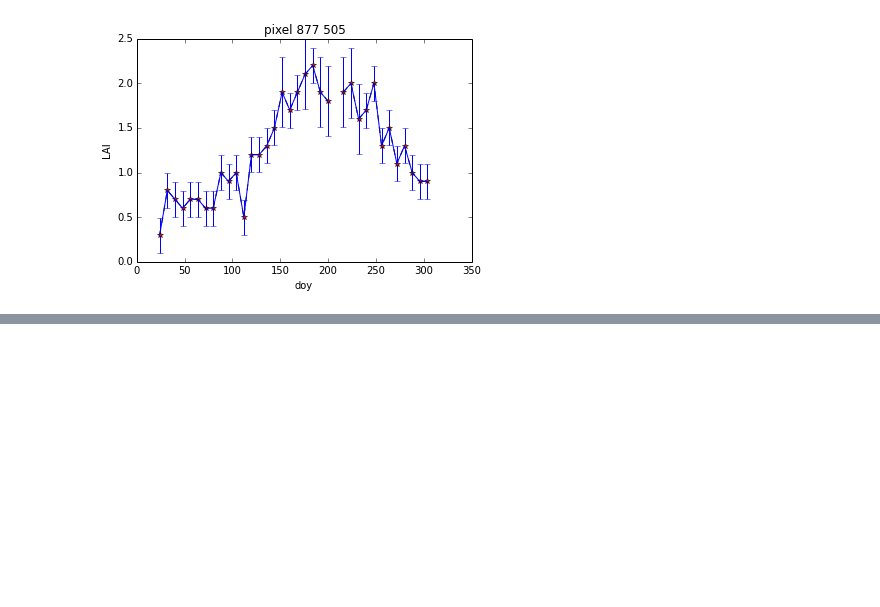
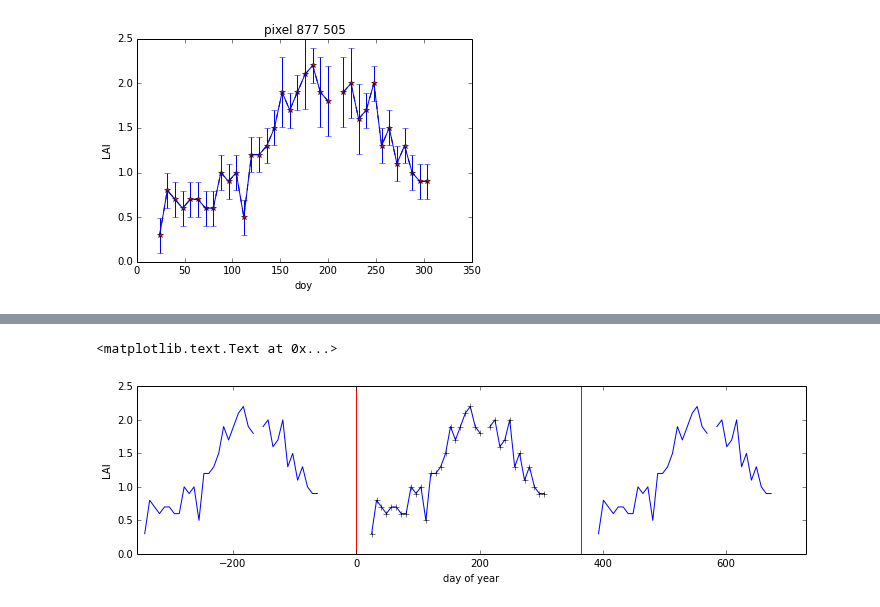
Before and after one commit to profLewis/geogg122, a Jupyter notebook: Chapter5_Interpolation/Interpolation.ipynb, the cells around one changed output, grey strips where cells are left out. Cells and saved outputs as stored; diff of their text form; code cells hidden in the pictures; blank space fills up the shorter version.

```diff
--- a/Chapter5_Interpolation/Interpolation.ipynb
+++ b/Chapter5_Interpolation/Interpolation.ipynb
@@ -611,0 +626,27 @@ This is perhaps a bit more realistic ...
+# %%
+from scipy import interpolate
+
+pixel = data[:,r,c]
+
+# original x,y
+y_ = pixel
+x_ = (np.arange(len(y_))*8.+1)[~pixel.mask]
+y_ = y_[~pixel.mask]
+
+# extend: using np.tile()
+y_extend = np.tile(data[:,r,c],3)
+x_extend = np.arange(len(y_extend))*8 - 46*8+1.
+
+f = interpolate.interp1d(x_extend,y_extend,kind='linear')
+# %%
+plt.figure(figsize=(12,3))
+plt.plot(x_extend,y_extend,'b')
+plt.plot(x_,y_,'k+')
+plt.plot([0.,0.],[0.,2.5],'r')
+plt.plot([365.,365.],[0.,2.5],'r')
+plt.xlim(-356,2*365)
+plt.xlabel('day of year')
+plt.ylabel('LAI')
+# %% [output]
+<matplotlib.text.Text at 0x...>
+[figure, added]
```
Also changed, not shown: parts of 4 cells of this notebook.
